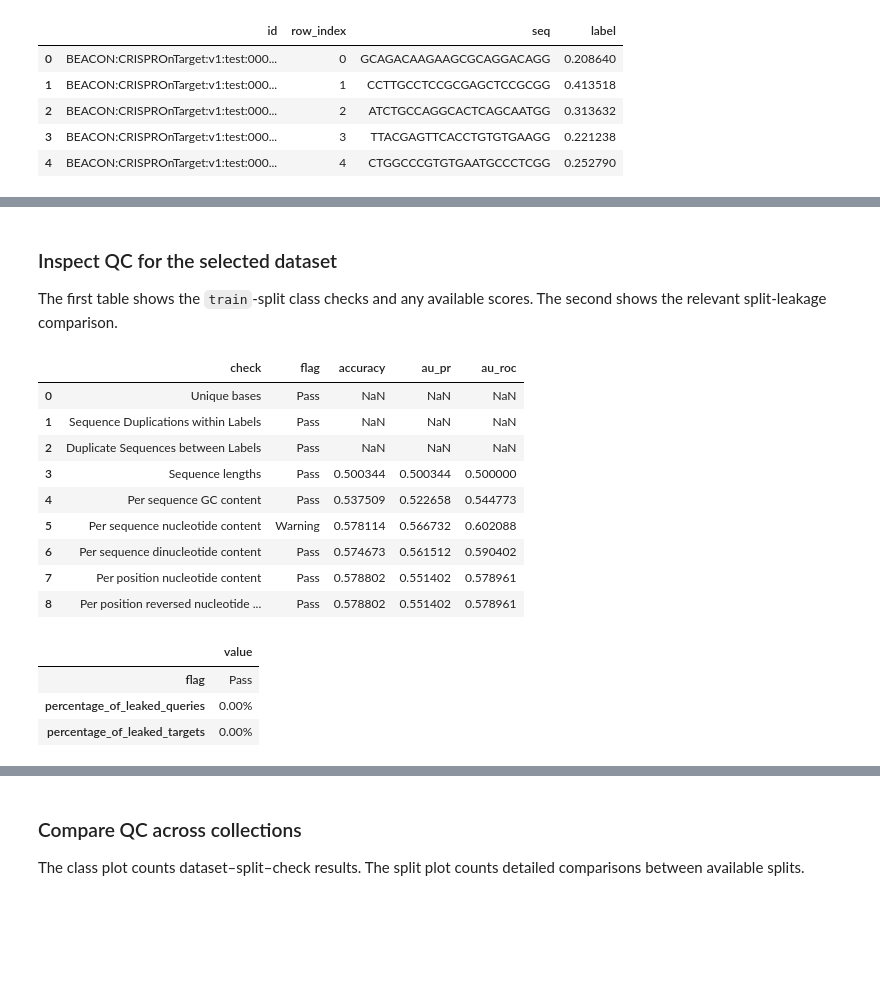
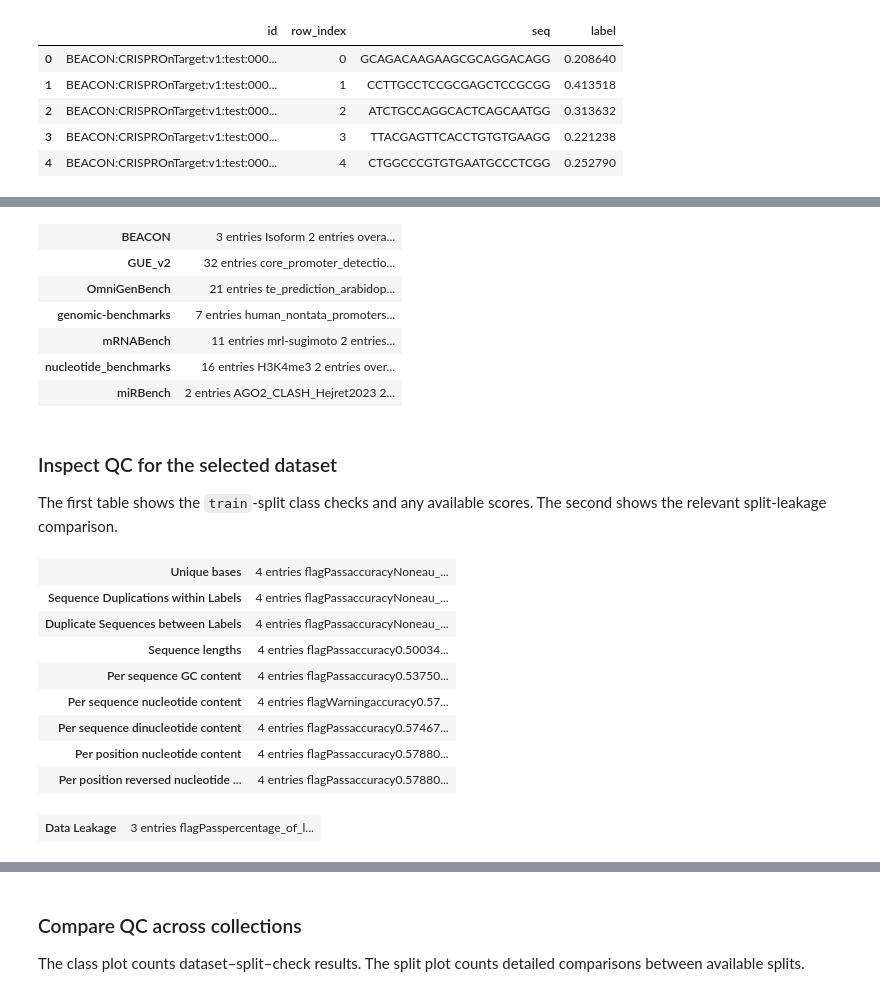
Before and after one commit to genomic-benchmarks/genomic-benchmarks-data, a Jupyter notebook: tutorials/genomic-benchmarks-data.ipynb, the cells around one changed output, grey strips where cells are left out. Cells and saved outputs as stored; diff of their text form; code cells hidden in the pictures; blank space fills up the shorter version.

```diff
--- a/tutorials/genomic-benchmarks-data.ipynb
+++ b/tutorials/genomic-benchmarks-data.ipynb
@@ -198,5 +131,0 @@ Use `columns="all"` to include identifiers and any other auxiliary columns. The
-# %%
-train_all = gbd.load_dataset(
-    COLLECTION, DATASET, "train", columns="all"
-)
-train_all.head()
@@ -243,0 +165,3 @@ pd.Series(
+# %%
+train_all = gbd.load_dataset(COLLECTION, DATASET, "train", columns="all")
+train_all.head()
@@ -272,39 +220,34 @@ qc_metrics
+# %%
+split_qc = gbd.load_qc_results("split")
+gbd.pretty(split_qc)
+# %% [output]
+| BEACON | 3 entries Isoform 2 entries overa... |
+| GUE_v2 | 32 entries core_promoter_detectio... |
+| OmniGenBench | 21 entries te_prediction_arabidop... |
+| genomic-benchmarks | 7 entries human_nontata_promoters... |
+| mRNABench | 11 entries mrl-sugimoto 2 entries... |
+| nucleotide_benchmarks | 16 entries H3K4me3 2 entries over... |
+| miRBench | 2 entries AGO2_CLASH_Hejret2023 2... |
 # %% [markdown]
 ### Inspect QC for the selected dataset
 
 The first table shows the `train`-split class checks and any available scores. The second shows the relevant split-leakage comparison.
+# %%
+dataset_split_class_qc = class_qc[COLLECTION][DATASET]["train"]
+gbd.pretty(dataset_split_class_qc)
+# %% [output]
+| Unique bases | 4 entries flagPassaccuracyNoneau_... |
+| Sequence Duplications within Labels | 4 entries flagPassaccuracyNoneau_... |
+| Duplicate Sequences between Labels | 4 entries flagPassaccuracyNoneau_... |
+| Sequence lengths | 4 entries flagPassaccuracy0.50034... |
+| Per sequence GC content | 4 entries flagPassaccuracy0.53750... |
+| Per sequence nucleotide content | 4 entries flagWarningaccuracy0.57... |
+| Per sequence dinucleotide content | 4 entries flagPassaccuracy0.57467... |
+| Per position nucleotide content | 4 entries flagPassaccuracy0.57880... |
+| Per position reversed nucleotide ... | 4 entries flagPassaccuracy0.57880... |
 # %%
-class_qc_table = (
-    pd.DataFrame.from_dict(
-        class_qc[COLLECTION][DATASET]["train"],
-        orient="index",
-    )
-    .rename_axis("check")
-    .reset_index()
-)
-
-split_leakage = pd.Series(
-    split_qc[COLLECTION][DATASET]["comparisons"]["train"]["test"][
-        "Data Leakage"
-    ],
-    name="value",
-).to_frame()
-
-display(class_qc_table)
-split_leakage
+dataset_split_qc = split_qc[COLLECTION][DATASET]["comparisons"]["train"]["test"]
+gbd.pretty(dataset_split_qc)
 # %% [output]
-|  | check | flag | accuracy | au_pr | au_roc |
-| 0 | Unique bases | Pass | NaN | NaN | NaN |
-| 1 | Sequence Duplications within Labels | Pass | NaN | NaN | NaN |
-| 2 | Duplicate Sequences between Labels | Pass | NaN | NaN | NaN |
-| 3 | Sequence lengths | Pass | 0.500344 | 0.500344 | 0.500000 |
-| 4 | Per sequence GC content | Pass | 0.537509 | 0.522658 | 0.544773 |
-| 5 | Per sequence nucleotide content | Warning | 0.578114 | 0.566732 | 0.602088 |
-| 6 | Per sequence dinucleotide content | Pass | 0.574673 | 0.561512 | 0.590402 |
-| 7 | Per position nucleotide content | Pass | 0.578802 | 0.551402 | 0.578961 |
-| 8 | Per position reversed nucleotide ... | Pass | 0.578802 | 0.551402 | 0.578961 |
+| Data Leakage | 3 entries flagPasspercentage_of_l... |
-|  | value |
-| flag | Pass |
-| percentage_of_leaked_queries | 0.00% |
-| percentage_of_leaked_targets | 0.00% |
 # %%
```
Also changed, not shown: parts of 36 cells of this notebook, 6 other files.
